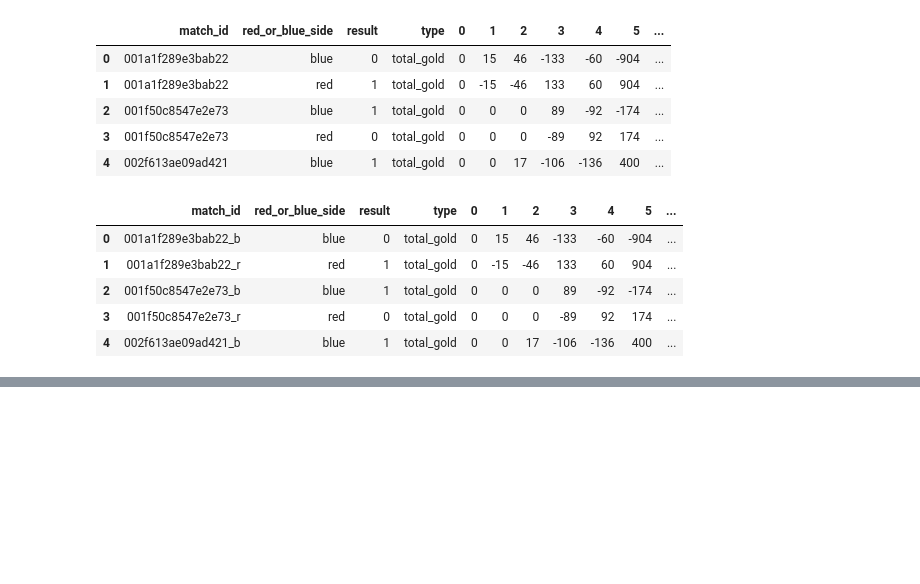
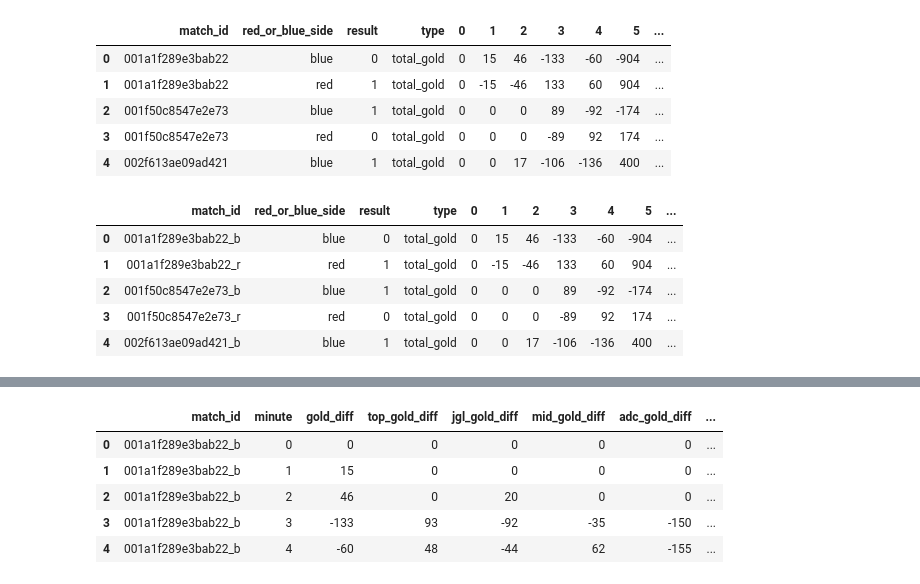
Before and after one commit to MPhillips55/Capstone_Project_2_League_of_Legends, a Jupyter notebook: Machine_Learning/Time_Series/Time_Series_Feature_Generation.ipynb, the cells around one changed output, grey strips where cells are left out. Cells and saved outputs as stored; diff of their text form; code cells hidden in the pictures; blank space fills up the shorter version.

```diff
--- a/Machine_Learning/Time_Series/Time_Series_Feature_Generation.ipynb
+++ b/Machine_Learning/Time_Series/Time_Series_Feature_Generation.ipynb
@@ -73,0 +216,6 @@ tdf2.sort_values(['match_id', 'variable']).to_csv('tdf2.csv')
+# %%
+# the data includes empty rows (0's) for each minute up to 80, even if the game ended
+# the following drop will remove the extra rows, but keep the valid 0's that occur early in a game
+tdf3 = tdf3.drop(tdf3[(tdf3.minute > 10) & (tdf3.gold_diff == 0) & (tdf3.top_gold_diff == 0) &
+                      (tdf3.jgl_gold_diff == 0) & (tdf3.mid_gold_diff == 0) & (tdf3.adc_gold_diff == 0)
+                     & (tdf3.sup_gold_diff == 0)].index)
@@ -73,0 +226,2 @@ tdf2.sort_values(['match_id', 'variable']).to_csv('tdf2.csv')
+# %%
+tdf3.reset_index(drop=True,inplace=True)
@@ -73,0 +230,9 @@ tdf2.sort_values(['match_id', 'variable']).to_csv('tdf2.csv')
+# %%
+tdf3.head()
+# %% [output]
+|  | match_id | minute | gold_diff | top_gold_diff | jgl_gold_diff | mid_gold_diff | adc_gold_diff | ... |
+| 0 | 001a1f289e3bab22_b | 0 | 0 | 0 | 0 | 0 | 0 | ... |
+| 1 | 001a1f289e3bab22_b | 1 | 15 | 0 | 0 | 0 | 0 | ... |
+| 2 | 001a1f289e3bab22_b | 2 | 46 | 0 | 20 | 0 | 0 | ... |
+| 3 | 001a1f289e3bab22_b | 3 | -133 | 93 | -92 | -35 | -150 | ... |
+| 4 | 001a1f289e3bab22_b | 4 | -60 | 48 | -44 | 62 | -155 | ... |
```
Also changed, not shown: parts of 23 cells of this notebook, 1 other file.
